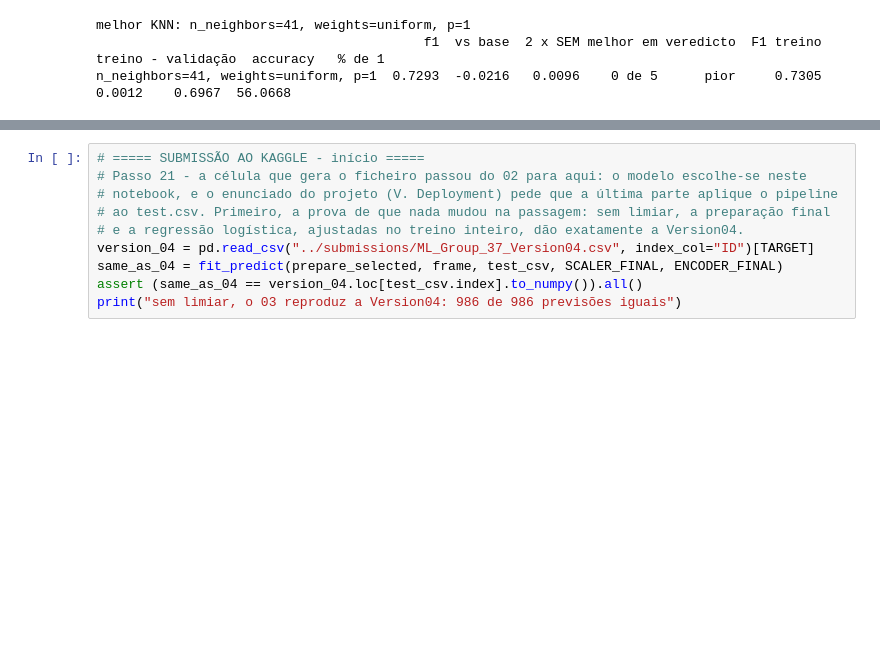
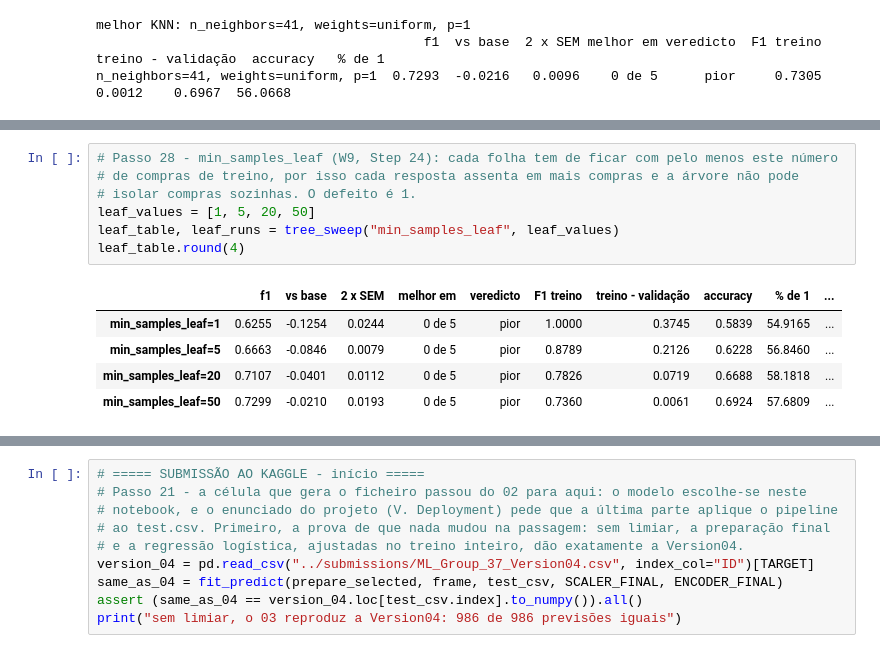
Before and after one commit to josebrites16/ML_project_2026-copia, a Jupyter notebook: notebooks/03_modelling.ipynb, the cells around one changed output, grey strips where cells are left out. Cells and saved outputs as stored; diff of their text form; blank space fills up the shorter version.

```diff
--- a/notebooks/03_modelling.ipynb
+++ b/notebooks/03_modelling.ipynb
@@ -639,0 +682,13 @@ n_neighbors=41, weights=uniform, p=1  0.7293  -0.0216   0.0096    0 de 5      pi
+# %%
+# Passo 28 - min_samples_leaf (W9, Step 24): cada folha tem de ficar com pelo menos este número
+# de compras de treino, por isso cada resposta assenta em mais compras e a árvore não pode
+# isolar compras sozinhas. O defeito é 1.
+leaf_values = [1, 5, 20, 50]
+leaf_table, leaf_runs = tree_sweep("min_samples_leaf", leaf_values)
+leaf_table.round(4)
+# %% [output]
+|  | f1 | vs base | 2 x SEM | melhor em | veredicto | F1 treino | treino - validação | accuracy | % de 1 | ... |
+| min_samples_leaf=1 | 0.6255 | -0.1254 | 0.0244 | 0 de 5 | pior | 1.0000 | 0.3745 | 0.5839 | 54.9165 | ... |
+| min_samples_leaf=5 | 0.6663 | -0.0846 | 0.0079 | 0 de 5 | pior | 0.8789 | 0.2126 | 0.6228 | 56.8460 | ... |
+| min_samples_leaf=20 | 0.7107 | -0.0401 | 0.0112 | 0 de 5 | pior | 0.7826 | 0.0719 | 0.6688 | 58.1818 | ... |
+| min_samples_leaf=50 | 0.7299 | -0.0210 | 0.0193 | 0 de 5 | pior | 0.7360 | 0.0061 | 0.6924 | 57.6809 | ... |
```
Also changed, not shown: parts of 7 cells of this notebook.
